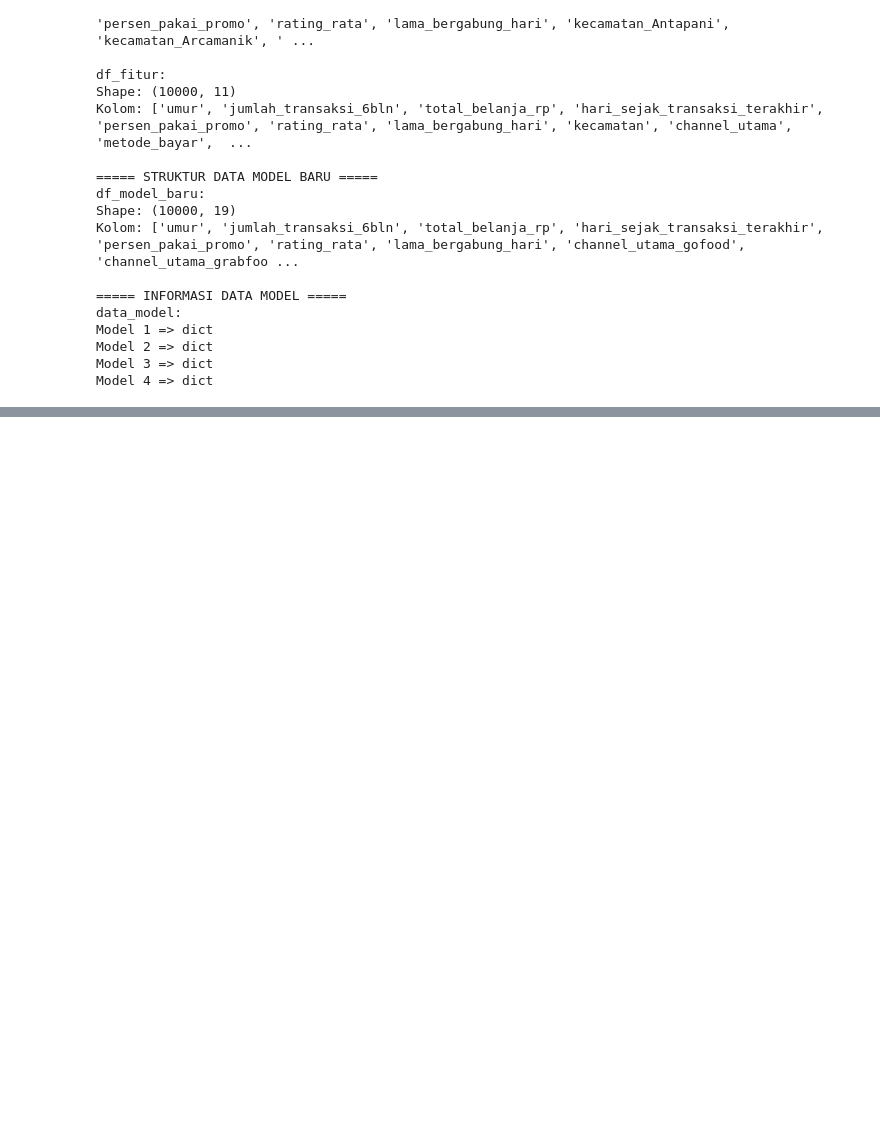
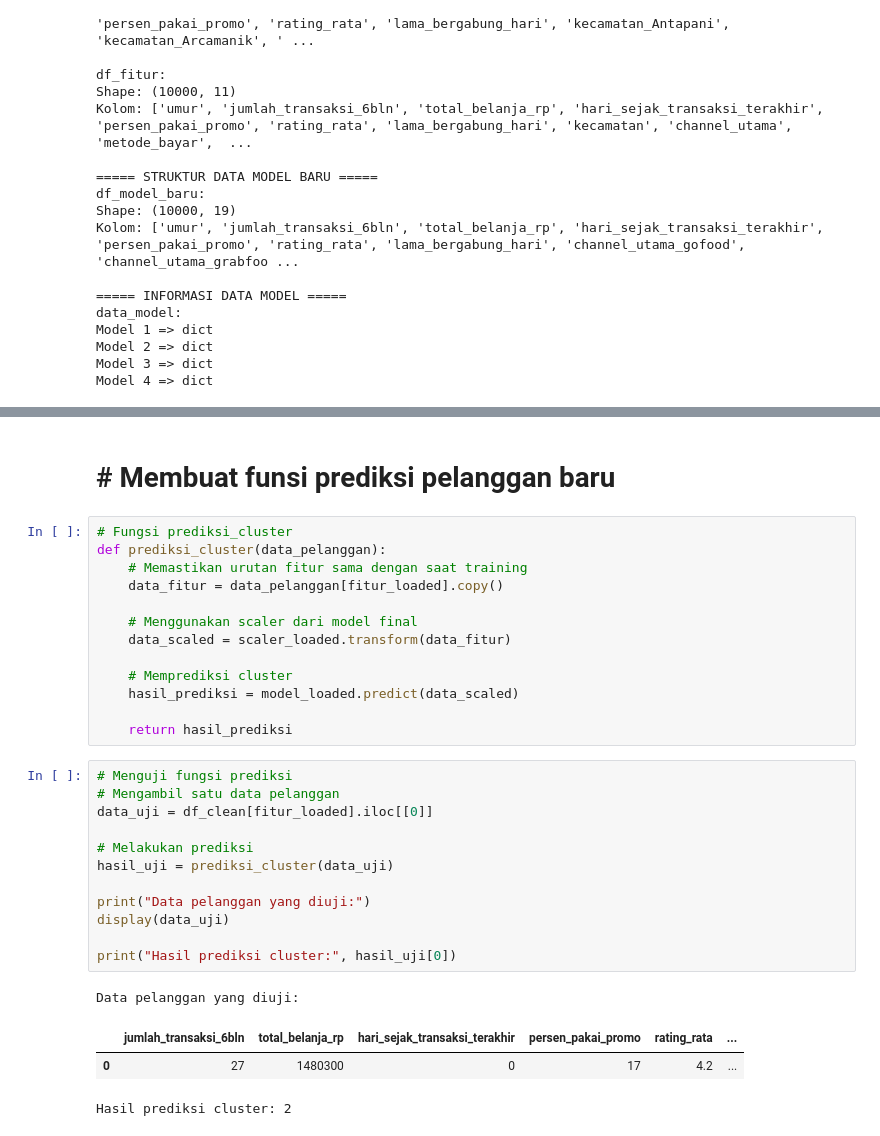
Before and after one commit to zulfi1804-hue/umkm-customer-segmentation, a Jupyter notebook: notebooks/01_data_understanding.ipynb, the cells around one changed output, grey strips where cells are left out. Cells and saved outputs as stored; diff of their text form; blank space fills up the shorter version.

```diff
--- a/notebooks/01_data_understanding.ipynb
+++ b/notebooks/01_data_understanding.ipynb
@@ -2444,0 +2789,32 @@ Model 4 => dict
+# %% [markdown]
+# # Membuat funsi prediksi pelanggan baru
+# %%
+# Fungsi prediksi_cluster
+def prediksi_cluster(data_pelanggan):
+    # Memastikan urutan fitur sama dengan saat training
+    data_fitur = data_pelanggan[fitur_loaded].copy()
+
+    # Menggunakan scaler dari model final
+    data_scaled = scaler_loaded.transform(data_fitur)
+
+    # Memprediksi cluster
+    hasil_prediksi = model_loaded.predict(data_scaled)
+
+    return hasil_prediksi
+# %%
+# Menguji fungsi prediksi
+# Mengambil satu data pelanggan
+data_uji = df_clean[fitur_loaded].iloc[[0]]
+
+# Melakukan prediksi
+hasil_uji = prediksi_cluster(data_uji)
+
+print("Data pelanggan yang diuji:")
+display(data_uji)
+
+print("Hasil prediksi cluster:", hasil_uji[0])
+# %% [output]
+Data pelanggan yang diuji:
+|  | jumlah_transaksi_6bln | total_belanja_rp | hari_sejak_transaksi_terakhir | persen_pakai_promo | rating_rata | ... |
+| 0 | 27 | 1480300 | 0 | 17 | 4.2 | ... |
+Hasil prediksi cluster: 2
```
Also changed, not shown: parts of 19 cells of this notebook, 7 other files.
